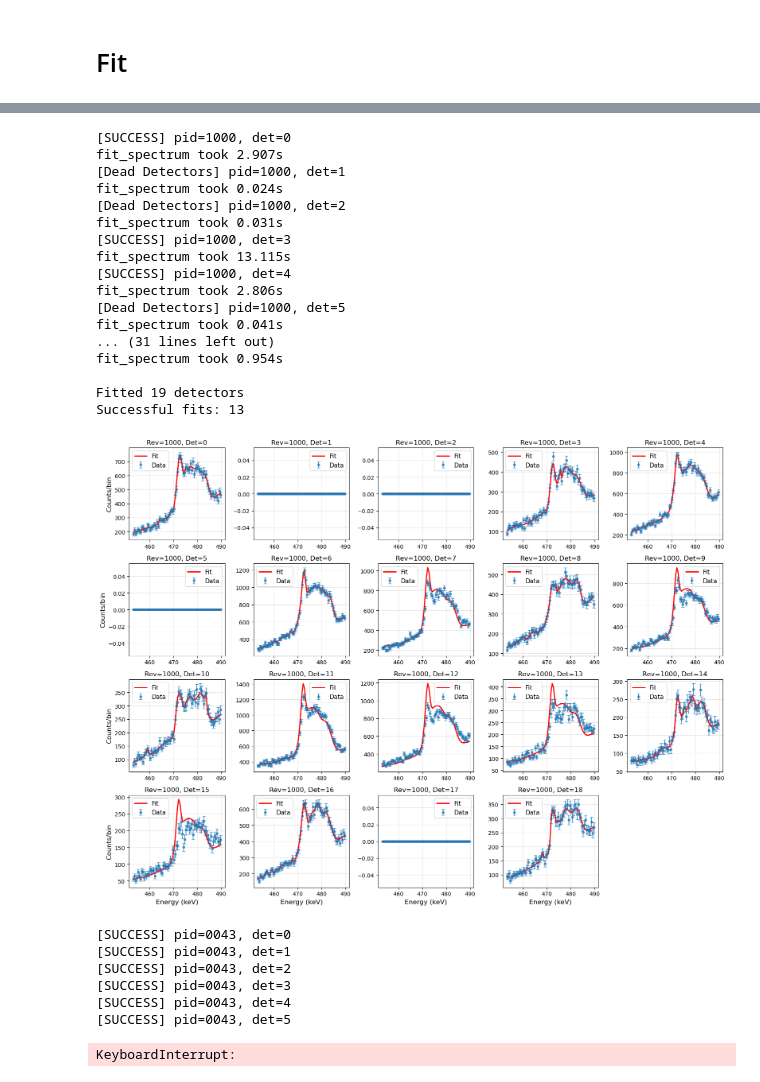
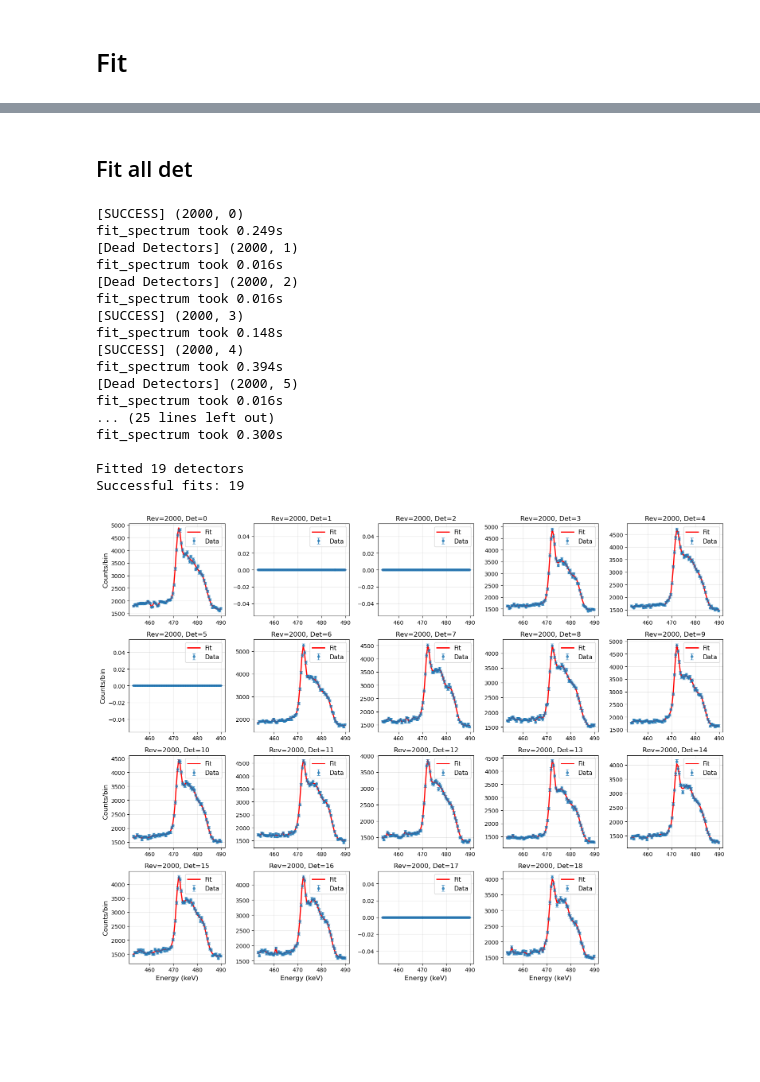
Before and after one commit to tristanbouchet/spibackground, a Jupyter notebook: fit_bkg.ipynb, the cells around one changed output, grey strips where cells are left out. Saved outputs shown, nothing was run; the diff lists cells and outputs as text; code cells hidden in the pictures; blank space fills up the shorter version.

```diff
--- a/fit_bkg.ipynb
+++ b/fit_bkg.ipynb
@@ -159,54 +80,49 @@ Last fit: [True]
+# %% [markdown]
+## Fit all det
 # %%
+
 # Fit all detectors for a specific pid
-# pid = '1000'
-pid = '1000'
-results_all_dets = fitter.fit_all_detectors(pid, verbose=True, method='scipy')
+pid = 2000
+e_fit_min, e_fit_max = 453, 490
+init_params= np.load('fit_par_PSD_453_490keV.npy')
+# fix tau to 0 if negative
+# init_params= [0 if (i-2)%4==3 and init_params[i]<0 else init_params[i] for i in range(len(init_params))]
+init_params=None
+
+spectrum = Spectrum(rawspec_sav_path='/Users/tbastro/SPI_analysis/BACKGROUND/RAW_SPEC/')
+fitter = SpectrumFitter(
+    spectrum,
+    init_param_dir='/Users/tbastro/SPI_analysis/BACKGROUND/init_files',
+    e_fit_min=e_fit_min, e_fit_max=e_fit_max,
+)
+results_all_dets = fitter.fit_all_detectors(pid, verbose=True, method='scipy', maxfev=50000, init_params=init_params, with_bounds=False)
+# results_all_dets = fitter.fit_all_detectors(pid, verbose=True, method='least_squares', maxfev=50000, init_params=init_params, with_bounds=False)
 
 print(f"\nFitted {len(results_all_dets)} detectors")
 print(f"Successful fits: {sum(1 for r in results_all_dets.values() if r['success'])}")
 
 %matplotlib inline
 # # Plot the fitted spectrum
 # fig, ax = fitter.plot_fit(pid, det)
 # plt.tight_layout()
 # plt.show()
 fig, axes = fitter.plot_all_detectors(pid)
 # %% [output]
-[SUCCESS] pid=1000, det=0
-fit_spectrum took 2.907s
-[Dead Detectors] pid=1000, det=1
-fit_spectrum took 0.024s
-[Dead Detectors] pid=1000, det=2
-fit_spectrum took 0.031s
-[SUCCESS] pid=1000, det=3
-fit_spectrum took 13.115s
-[SUCCESS] pid=1000, det=4
-fit_spectrum took 2.806s
-[Dead Detectors] pid=1000, det=5
-fit_spectrum took 0.041s
-... (31 lines left out)
-fit_spectrum took 0.954s
+[SUCCESS] (2000, 0)
+fit_spectrum took 0.249s
+[Dead Detectors] (2000, 1)
+fit_spectrum took 0.016s
+[Dead Detectors] (2000, 2)
+fit_spectrum took 0.016s
+[SUCCESS] (2000, 3)
+fit_spectrum took 0.148s
+[SUCCESS] (2000, 4)
+fit_spectrum took 0.394s
+[Dead Detectors] (2000, 5)
+fit_spectrum took 0.016s
+... (25 lines left out)
+fit_spectrum took 0.300s
 
 Fitted 19 detectors
-Successful fits: 13
+Successful fits: 19
-[figure, old version]
+[figure, new version]
-# %%
-# Fit all pids (this may take a while)
-pid_list = ['0043', '2000']  # Example with multiple pids
-all_results = fitter.fit_all_pids(pid_list, verbose=True)
-
-# Get summary statistics
-summary = fitter.get_fit_summary()
-print(f"\nFit Summary:")
-print(f"  Total fits: {summary['total_fits']}")
-print(f"  Successful: {summary['successful_fits']}")
-print(f"  Failed: {summary['failed_fits']}")
-print(f"  Success rate: {summary['success_rate']:.1%}")
-# %% [output]
-[SUCCESS] pid=0043, det=0
-[SUCCESS] pid=0043, det=1
-[SUCCESS] pid=0043, det=2
-[SUCCESS] pid=0043, det=3
-[SUCCESS] pid=0043, det=4
-[SUCCESS] pid=0043, det=5
-KeyboardInterrupt:
```
Also changed, not shown: parts of 17 cells of this notebook, 5 other files.
